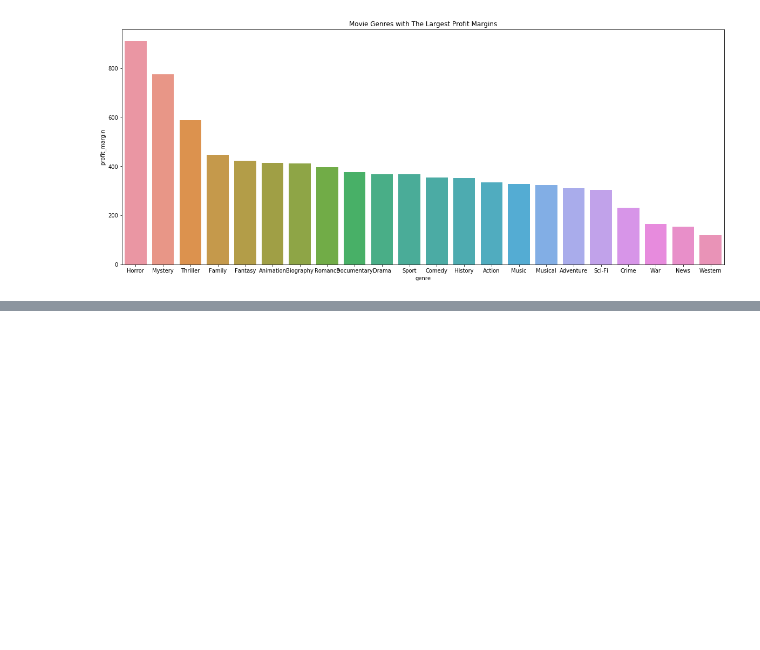
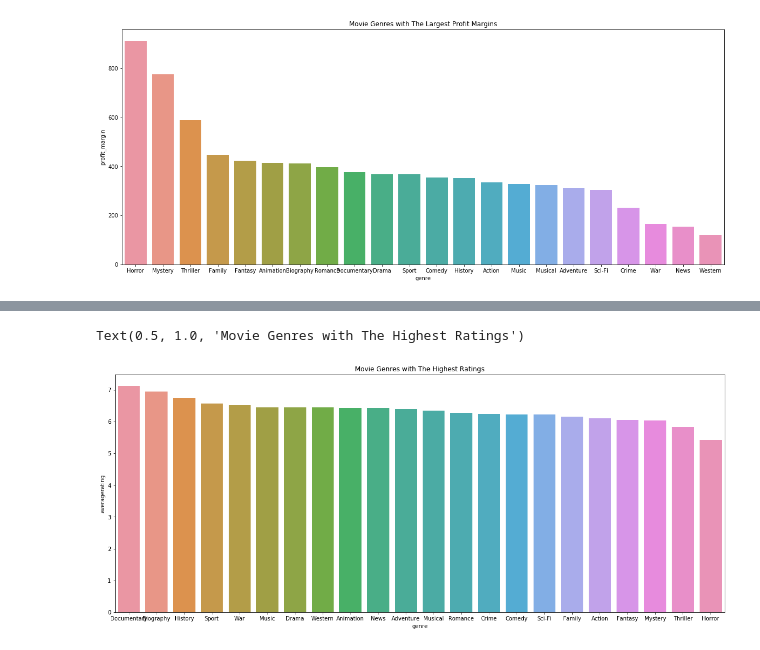
Before and after one commit to jfleury12/movie-collaboration, a Jupyter notebook: mod_1_project_EDA_fleury_2.ipynb, the cells around one changed output, grey strips where cells are left out. Drawn from its saved outputs; the diff is of its cells as text; code cells hidden in the pictures; blank space fills up the shorter version.

Commit message:
Update mod_1_project_EDA_fleury_2.ipynb
experiment with seaborn graphs

```diff
--- a/mod_1_project_EDA_fleury_2.ipynb
+++ b/mod_1_project_EDA_fleury_2.ipynb
@@ -622,7 +649,9 @@ True    4.837052e+06
 # %%
 profit_margins = []
+average_ratings = []
 for genre in unique_genres:
-    profit_margins.append(df_final.groupby(genre).mean()['profit_margin'][1])
+    profit_margins.append(df_ultimate.groupby(genre).mean()['profit_margin'][1])
+    average_ratings.append(df_ultimate.groupby(genre).mean()['averagerating'][1])
 # %%
 pf_dict = dict(zip(unique_genres, profit_margins))
 pf_dict
@@ -644,3 +673,6 @@ pf_dict
  'Musical': 323.5896826096663,
  'Documentary': 377.5422852602764,
  'News': 153.97579607206018}
+# %%
+ar_dict = dict(zip(unique_genres, average_ratings))
+ar_dict
@@ -657,0 +718,4 @@ Text(0.5, 1.0, 'Movie Genres with The Largest Profit Margins')
+# %%
+ar_df = pd.DataFrame.from_dict(ar_dict, orient = 'index', columns = ['averagerating'])
+ar_df = ar_df.reset_index().rename(columns = {'index':'genre'})
+ar_df.head()
@@ -657,0 +729,8 @@ Text(0.5, 1.0, 'Movie Genres with The Largest Profit Margins')
+# %%
+ar_df_sorted = ar_df.sort_values(by='averagerating', ascending = False)
+# %%
+plt.figure(figsize=(20,8))
+sns.barplot(x='genre', y='averagerating', data=ar_df_sorted).set_title('Movie Genres with The Highest Ratings')
+# %% [output]
+Text(0.5, 1.0, 'Movie Genres with The Highest Ratings')
+[figure, added]
```
Also changed, not shown: parts of 4 cells of this notebook.
